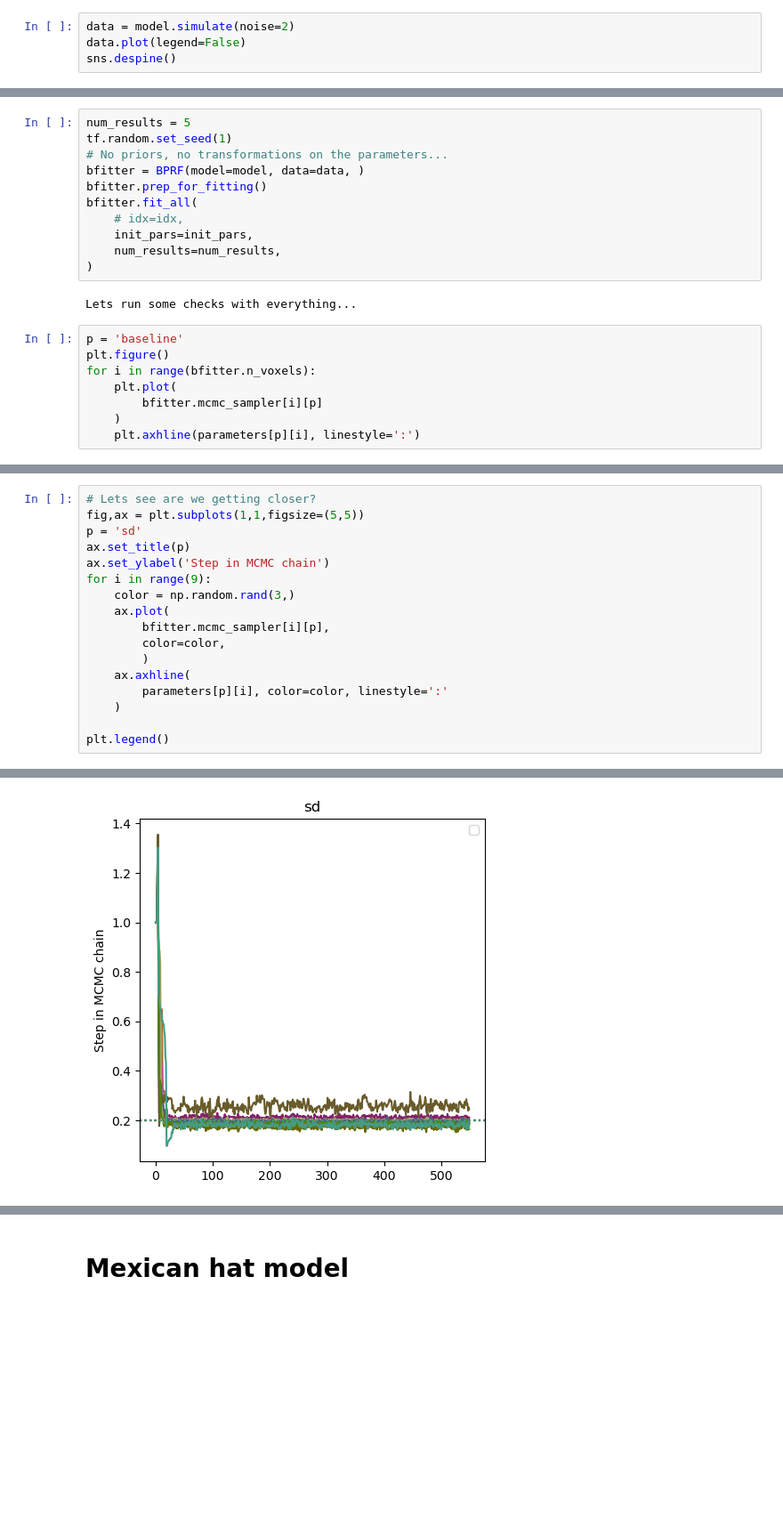
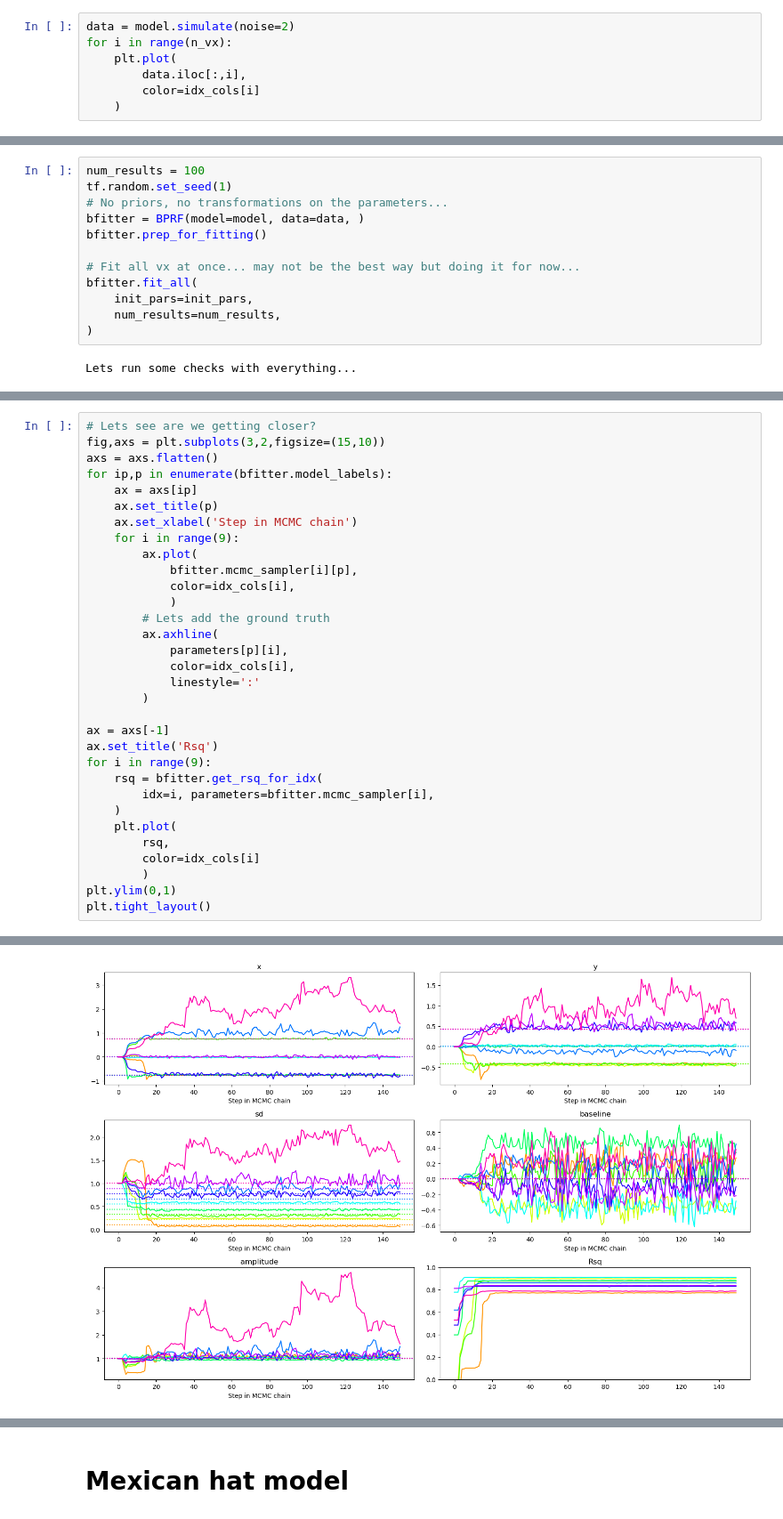
Before and after one commit to mdaghlian/braincoder_bprf, a Jupyter notebook: notebooks/Fit 2D Gaussian PRF MCMC.ipynb, the cells around one changed output, grey strips where cells are left out. Shown at 89% size. Drawn from its saved outputs; the diff is of its cells as text; blank space fills up the shorter version.

```diff
--- a/notebooks/Fit 2D Gaussian PRF MCMC.ipynb
+++ b/notebooks/Fit 2D Gaussian PRF MCMC.ipynb
@@ -74,6 +80,9 @@ pred.plot(legend=False)
 ## Noisy predictions
 # %%
 data = model.simulate(noise=2)
-data.plot(legend=False)
-sns.despine()
+for i in range(n_vx):
+    plt.plot(
+        data.iloc[:,i],
+        color=idx_cols[i]
+    )
 # %% [output]
@@ -190,21 +177,14 @@ Calling "sample_hmc" from braincoder.utils.mcmc
 # %%
-num_results = 5
+num_results = 100
 tf.random.set_seed(1)
 # No priors, no transformations on the parameters...
 bfitter = BPRF(model=model, data=data, )
 bfitter.prep_for_fitting()
+
+# Fit all vx at once... may not be the best way but doing it for now...
 bfitter.fit_all(
-    # idx=idx,
     init_pars=init_pars,
     num_results=num_results,
 )
 # %% [output]
 Lets run some checks with everything...
-# %%
-p = 'baseline'
-plt.figure()
-for i in range(bfitter.n_voxels):
-    plt.plot(
-        bfitter.mcmc_sampler[i][p]
-    )
-    plt.axhline(parameters[p][i], linestyle=':')
@@ -229,18 +191,33 @@ array([[-1.3839413 ,  1.7590489 ,  0.21073224, ..., -1.575008  ,
 # %%
 # Lets see are we getting closer?
-fig,ax = plt.subplots(1,1,figsize=(5,5))
-p = 'sd'
-ax.set_title(p)
-ax.set_ylabel('Step in MCMC chain')
+fig,axs = plt.subplots(3,2,figsize=(15,10))
+axs = axs.flatten()
+for ip,p in enumerate(bfitter.model_labels):
+    ax = axs[ip]
+    ax.set_title(p)
+    ax.set_xlabel('Step in MCMC chain')
+    for i in range(9):
+        ax.plot(
+            bfitter.mcmc_sampler[i][p],
+            color=idx_cols[i],
+            )
+        # Lets add the ground truth
+        ax.axhline(
+            parameters[p][i],
+            color=idx_cols[i],
+            linestyle=':'
+        )
+
+ax = axs[-1]
+ax.set_title('Rsq')
 for i in range(9):
-    color = np.random.rand(3,)
-    ax.plot(
-        bfitter.mcmc_sampler[i][p],
-        color=color,
+    rsq = bfitter.get_rsq_for_idx(
+        idx=i, parameters=bfitter.mcmc_sampler[i],
+    )
+    plt.plot(
+        rsq,
+        color=idx_cols[i]
         )
-    ax.axhline(
-        parameters[p][i], color=color, linestyle=':'
-    )
-
-plt.legend()
+plt.ylim(0,1)
+plt.tight_layout()
 # %% [output]
@@ -248 +224 @@ plt.legend()
-[figure, old version]
+[figure, new version]
```
Also changed, not shown: parts of 27 cells of this notebook, 3 other files.
